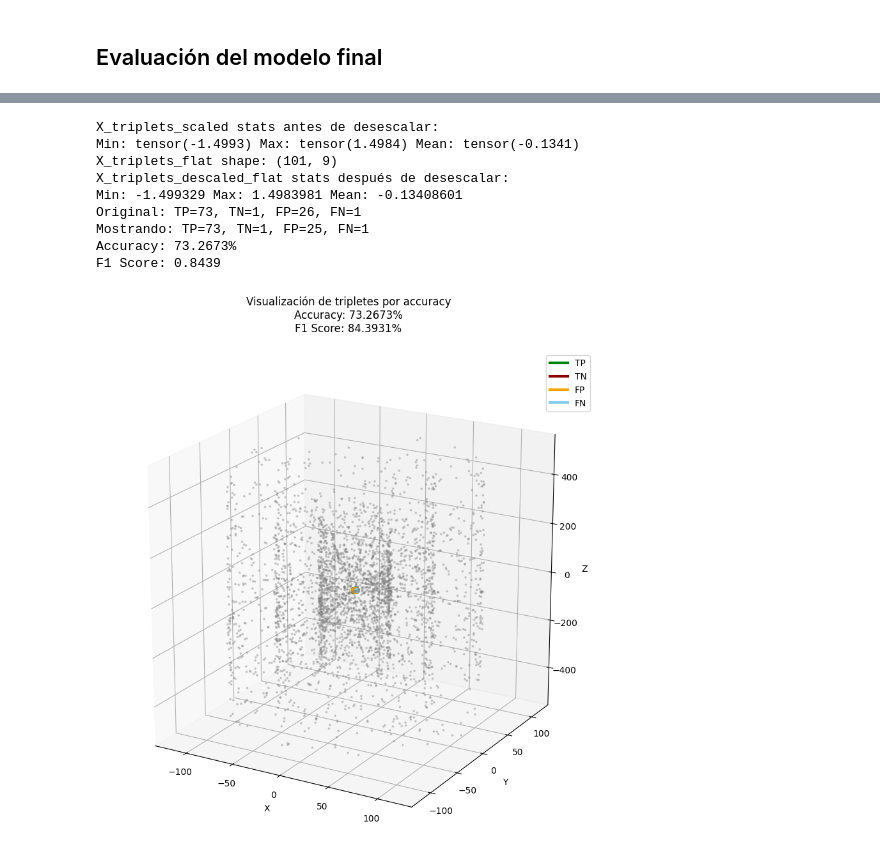
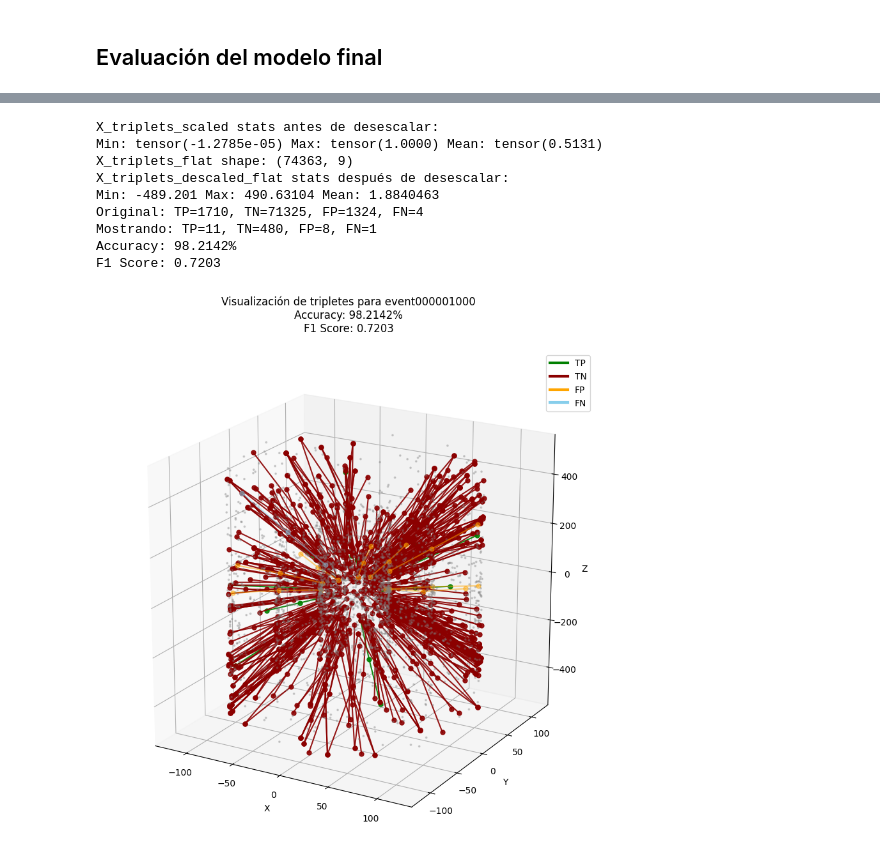
Before and after one commit to acortinaa/repositorioTFG, a Jupyter notebook: ML_trackfinding/mainML.ipynb, the cells around one changed output, grey strips where cells are left out. Drawn from its saved outputs; the diff is of its cells as text; code cells hidden in the pictures.

Commit message:
Progreso antes de calcular triplets por merge

```diff
--- a/ML_trackfinding/mainML.ipynb
+++ b/ML_trackfinding/mainML.ipynb
@@ -606,8 +546,11 @@ import random
 import matplotlib.pyplot as plt
 from sklearn.metrics import f1_score
 import numpy as np
+import joblib
 
-scaler = np.load(output_path, allow_pickle=True)['scaler'].item()
+scaler = joblib.load(os.path.join(data_dir, 'scaler_combined_precise.pkl'))  # Cargamos el scaler del archivo npz
+y_true = torch.cat(y_true_all).numpy()
+y_pred = torch.cat(y_pred_all).numpy()
 
 def visualize_triplets_by_accuracy_sampled(X_triplets_scaled, y_true, y_pred, scaler,
                                           title='Visualización por accuracy', total_to_show=100):
@@ -644,6 +587,7 @@ def visualize_triplets_by_accuracy_sampled(X_triplets_scaled, y_true, y_pred, sc
     ax.scatter(layer1.x, layer1.y, layer1.z, c='gray', alpha=0.3, s=3, label='Layer 1')
     ax.scatter(layer2.x, layer2.y, layer2.z, c='gray', alpha=0.3, s=3, label='Layer 2')
     ax.scatter(layer3.x, layer3.y, layer3.z, c='gray', alpha=0.3, s=3, label='Layer 3')
+
 
     ax.set_box_aspect([1, 1, 1])
     ax.view_init(elev=20, azim=-60)
@@ -681,42 +625,58 @@ def visualize_triplets_by_accuracy_sampled(X_triplets_scaled, y_true, y_pred, sc
     plot_triplets(sampled['TN'], 'darkred', 0.9)
     plot_triplets(sampled['FP'], 'orange', 0.5)
     plot_triplets(sampled['FN'], 'skyblue', 0.5)
 
     acc = (counts['TP'] + counts['TN']) / total if total else 0.0
 
     print(f"Original: TP={counts['TP']}, TN={counts['TN']}, FP={counts['FP']}, FN={counts['FN']}")
     print(f"Mostrando: TP={len(sampled['TP'])}, TN={len(sampled['TN'])}, FP={len(sampled['FP'])}, FN={len(sampled['FN'])}")
     print(f"Accuracy: {acc:.4%}")
     print(f"F1 Score: {f1_score(y_true, y_pred):.4f}")
 
-    ax.set_title(f"{title}\nAccuracy: {acc:.4%}\nF1 Score: {f1_score(y_true, y_pred)*100:.4f}%\n")
+    ax.set_title(f"{title}\nAccuracy: {acc:.4%}\nF1 Score: {f1_score(y_true, y_pred):.4f}\n")
     ax.set_xlabel("X")
     ax.set_ylabel("Y")
     ax.set_zlabel("Z")
 
     handles = [
         plt.Line2D([0], [0], color='green', lw=3),
         plt.Line2D([0], [0], color='darkred', lw=3),
         plt.Line2D([0], [0], color='orange', lw=3),
         plt.Line2D([0], [0], color='skyblue', lw=3)
     ]
     labels = ['TP', 'TN', 'FP', 'FN']
     ax.legend(handles, labels)
+    # ax.set_xlim(-100, 100)
+    # ax.set_ylim(-100, 100)
+    # ax.set_zlim(-400, 400)
+
+    # Ajustar la proporción del cuadro para que cada unidad sea igual en X, Y, Z
+    #ax.set_box_aspect([200, 200, 800])  # proporción del tamaño real:  x_range, y_range, z_range
 
     plt.show()
+    return X_triplets_descaled, X_triplets_descaled_flat
+
 
 # Visualizar tripletes por accuracy
-visualize_triplets_by_accuracy_sampled(X, y_true, y_pred, scaler,
-                                        title='Visualización de tripletes por accuracy',
-                                        total_to_show=100)
+X_triplets_descaled, X_triplets_descaled_flat = visualize_triplets_by_accuracy_sampled(X, y_true, y_pred, scaler,
+                                        title=f'Visualización de tripletes para {event}',
+                                        total_to_show=500)
+
+# filename = f'triplets_trained_{event}_modelo_pesado.npz'
+# save_path = os.path.join(data_dir, filename)
+
+# # Guardamos el array con compresión
+# np.savez(save_path, triplets=X_triplets_descaled)
+
+# print(f"Archivo guardado en: {save_path}")
 # %% [output]
 X_triplets_scaled stats antes de desescalar:
-Min: tensor(-1.4993) Max: tensor(1.4984) Mean: tensor(-0.1341)
-X_triplets_flat shape: (101, 9)
+Min: tensor(-1.2785e-05) Max: tensor(1.0000) Mean: tensor(0.5131)
+X_triplets_flat shape: (74363, 9)
 X_triplets_descaled_flat stats después de desescalar:
-Min: -1.499329 Max: 1.4983981 Mean: -0.13408601
-Original: TP=73, TN=1, FP=26, FN=1
-Mostrando: TP=73, TN=1, FP=25, FN=1
-Accuracy: 73.2673%
-F1 Score: 0.8439
+Min: -489.201 Max: 490.63104 Mean: 1.8840463
+Original: TP=1710, TN=71325, FP=1324, FN=4
+Mostrando: TP=11, TN=480, FP=8, FN=1
+Accuracy: 98.2142%
+F1 Score: 0.7203
-[figure, old version]
+[figure, new version]
```
Also changed, not shown: parts of 4 cells of this notebook, 27 other files.
